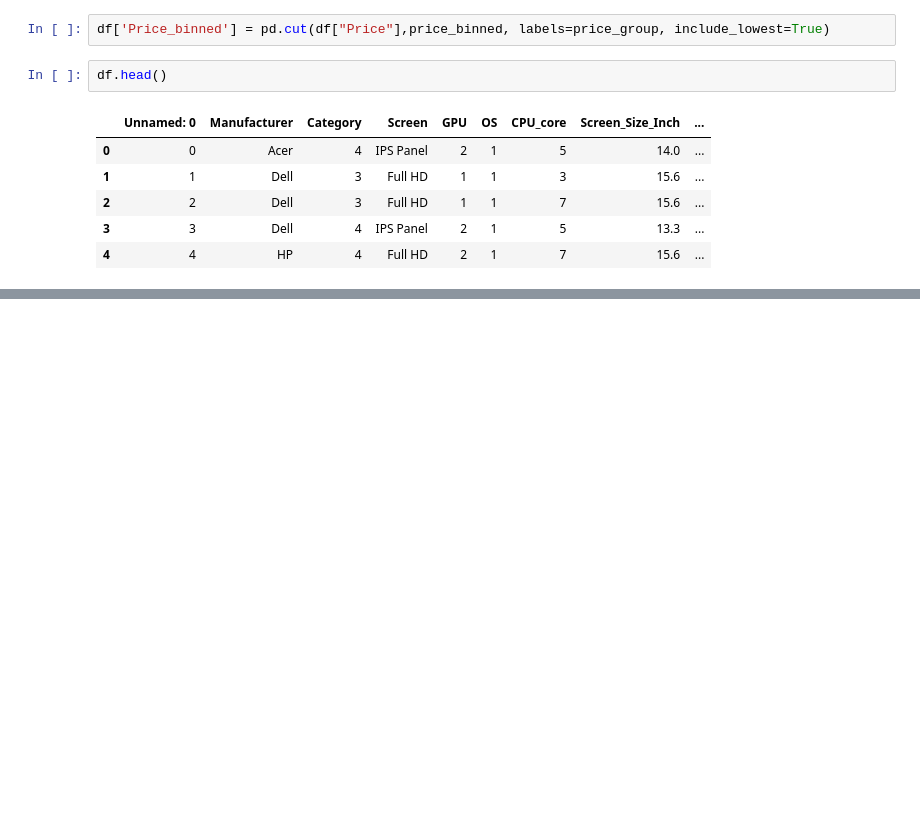
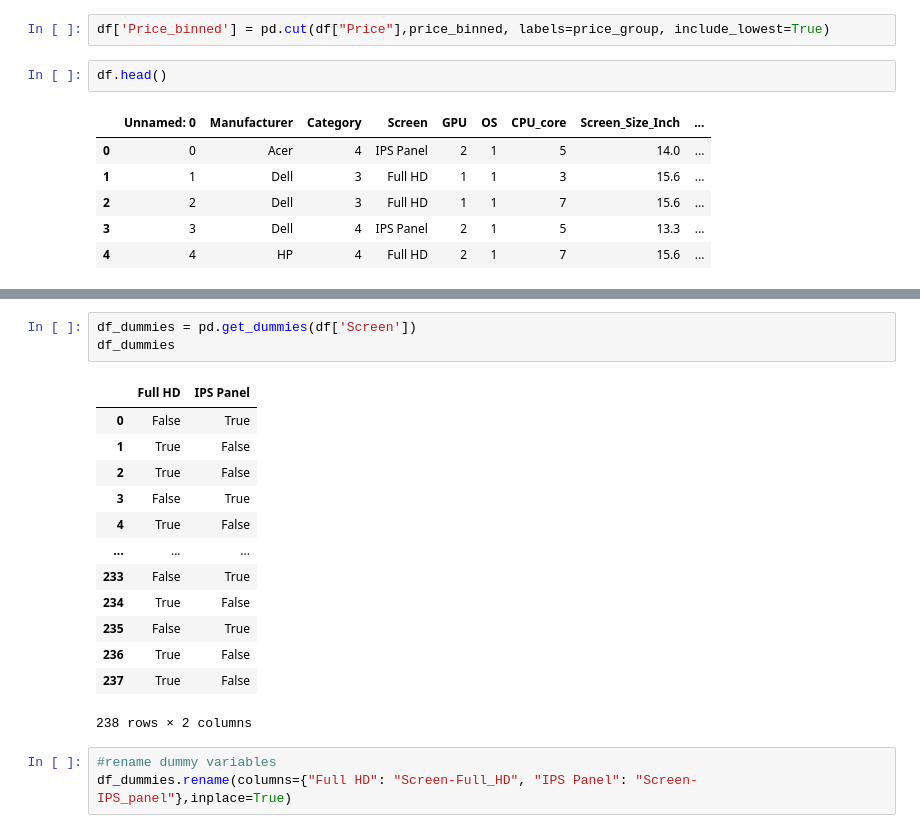
Before and after one commit to VishSeran/Data-Preprocessing-ML, a Jupyter notebook: LaptopPricing.ipynb, the cells around one changed output, grey strips where cells are left out. Drawn from its saved outputs; the diff is of its cells as text; blank space fills up the shorter version.

```diff
--- a/LaptopPricing.ipynb
+++ b/LaptopPricing.ipynb
@@ -298,0 +304,20 @@ df.head()
+# %%
+df_dummies = pd.get_dummies(df['Screen'])
+df_dummies
+# %% [output]
+|  | Full HD | IPS Panel |
+| 0 | False | True |
+| 1 | True | False |
+| 2 | True | False |
+| 3 | False | True |
+| 4 | True | False |
+| ... | ... | ... |
+| 233 | False | True |
+| 234 | True | False |
+| 235 | False | True |
+| 236 | True | False |
+| 237 | True | False |
+238 rows × 2 columns
+# %%
+#rename dummy variables
+df_dummies.rename(columns={"Full HD": "Screen-Full_HD", "IPS Panel": "Screen-IPS_panel"},inplace=True)
```
Also changed, not shown: parts of 4 cells of this notebook.
